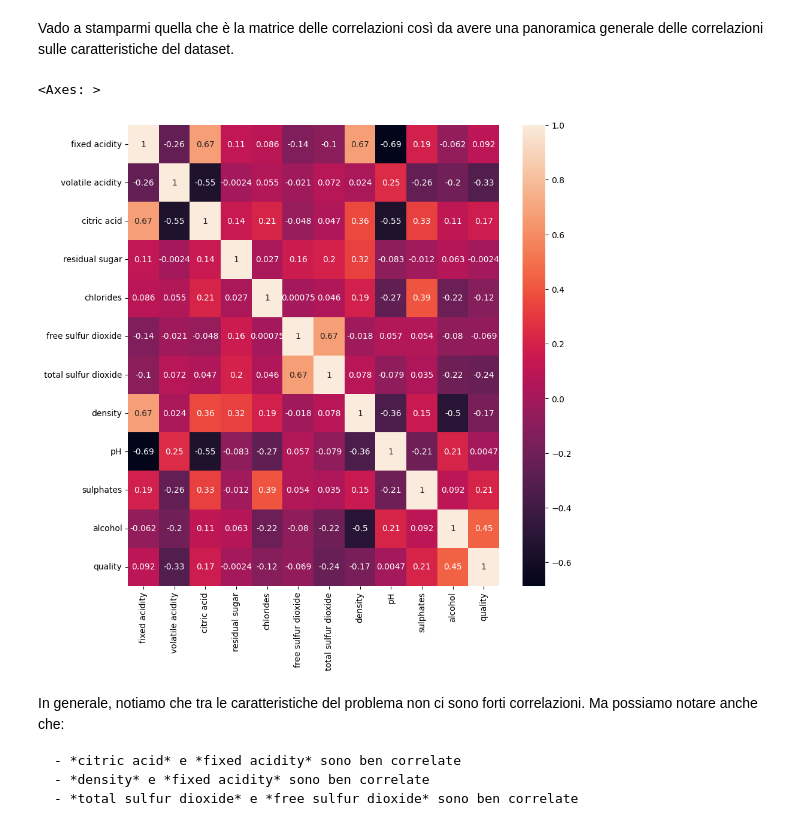
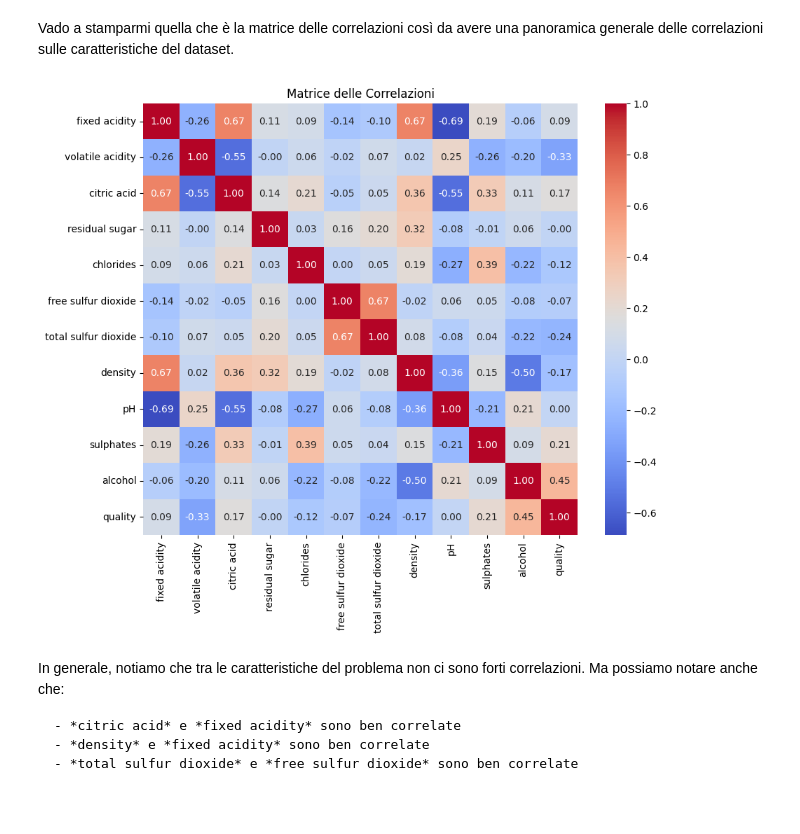
Before and after one commit to bafiuss/Sapore-DiVino, a Jupyter notebook: Sapore_DiVino-CODICE.ipynb, the cells around one changed output. Cells and saved outputs as stored; diff of their text form; code cells hidden in the pictures.

```diff
--- a/Sapore_DiVino-CODICE.ipynb
+++ b/Sapore_DiVino-CODICE.ipynb
@@ -175,3 +171,16 @@ Vini con qualità sufficiente:  719
 # Feature Scaling
 # %% [markdown]
 Il Feature Scaling è una tecnica utilizzata nell'ambito del Machine Learning e delle analisi statistiche per normalizzare o standardizzare le diverse caratteristiche o variabili di un dataset.
+# %%
+from sklearn.preprocessing import MinMaxScaler
+# Seleziono tutte le colonne tranne Fraud
+norm_features = dataset.columns.difference(['Fraud'])
+
+# Inizializzo scaler
+scaler = MinMaxScaler()
+
+# Eseguo min-max normalization
+dataset[norm_features] = scaler.fit_transform(dataset[norm_features])
+
+# Controllo il risultato
+dataset.head(10)
@@ -201,19 +225,14 @@ La Feature Selection è il processo di scegliere un sottoinsieme rilevante di va
 Vado a stamparmi quella che è la matrice delle correlazioni così da avere una panoramica generale delle correlazioni sulle caratteristiche del dataset.
 # %%
 # Calcola la matrice delle correlazioni
-#correlation_matrix = dataset.corr()
-
-# Visualizza la matrice delle correlazioni come una heatmap
-#plt.figure(figsize=(10, 8))
-#sns.heatmap(correlation_matrix, annot=True, cmap="coolwarm", fmt=".2f")
-#plt.title("Matrice delle Correlazioni")
-#plt.show()
-
-plt.figure(figsize = (10,10))
-sns.heatmap(dataset.corr(), annot=True)
+correlation_matrix = dataset.corr()
+#Visualizza la matrice delle correlazioni come una heatmap
+plt.figure(figsize=(10, 8))
+sns.heatmap(correlation_matrix, annot=True, cmap="coolwarm", fmt=".2f")
+plt.title("Matrice delle Correlazioni")
+plt.show()
 # %% [output]
-<Axes: >
-[figure, old version]
+[figure, new version]
 # %%
 #eliminiamo le colonne correlate
 #columns_to_drop = ['residual sugar','volatile acidity','free sulfur dioxide','chlorides', 'pH']
```
Also changed, not shown: parts of 23 cells of this notebook.
